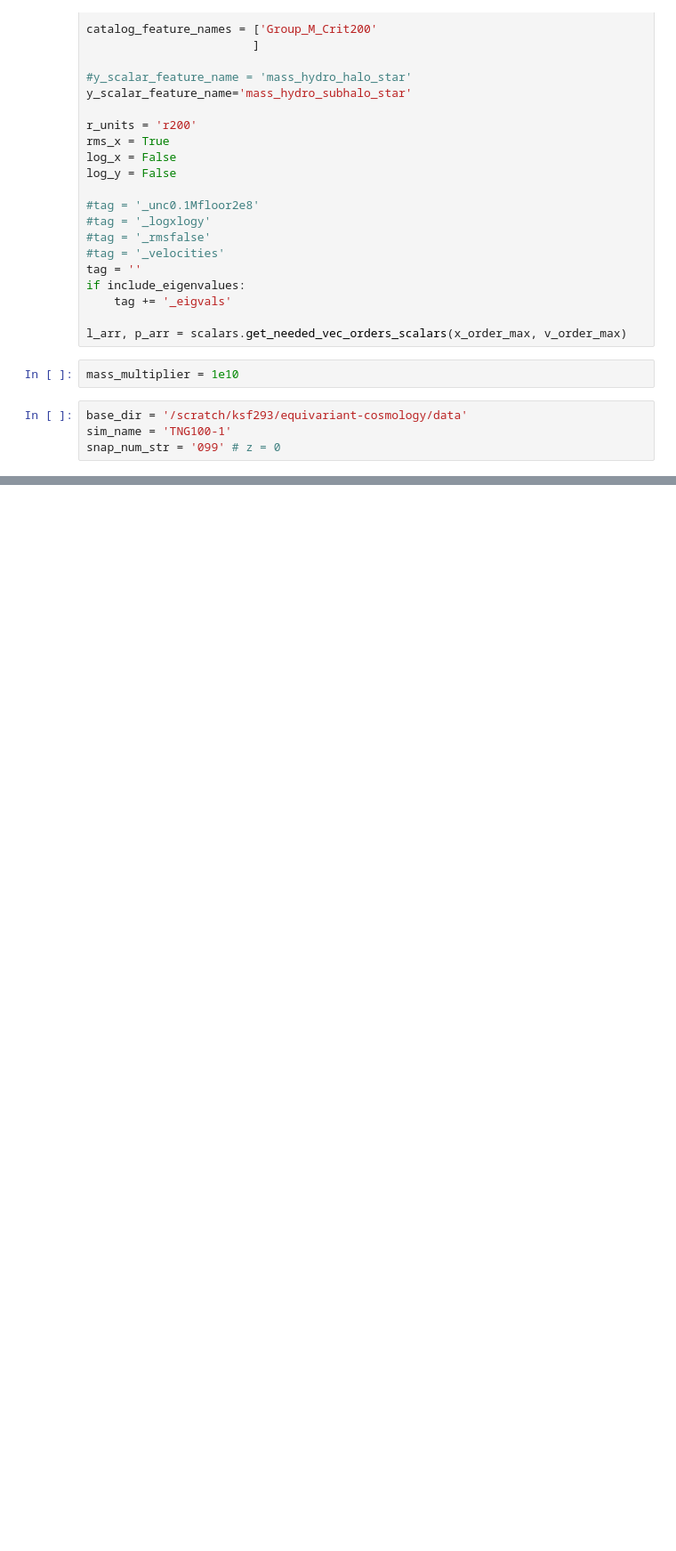
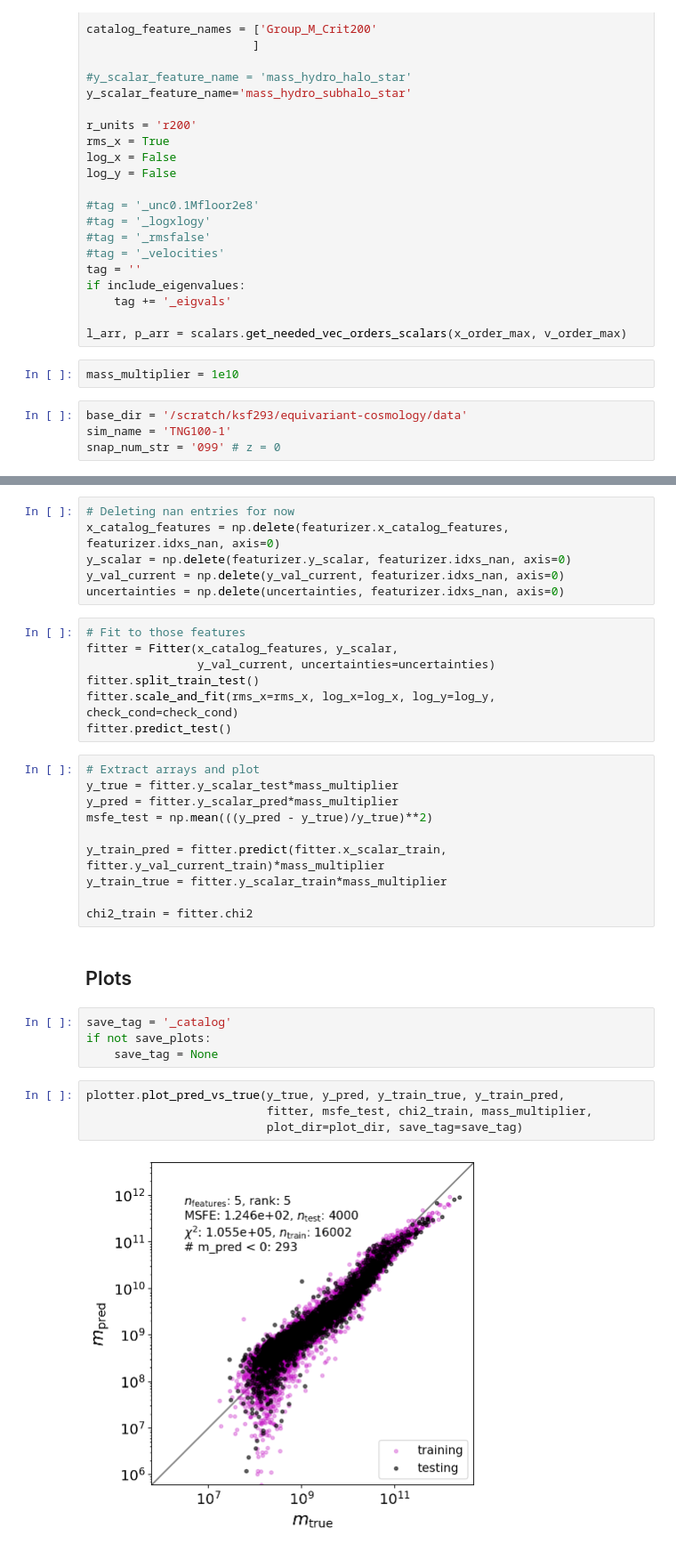
Before and after one commit to kstoreyf/equivariant-cosmology, a Jupyter notebook: notebooks/2022-03-02_halo_catalog_features_fit.ipynb, the cells around one changed output, grey strips where cells are left out. Shown: that part at 89% size. Cells and saved outputs as stored; diff of their text form; blank space fills up the shorter version.

```diff
--- a/notebooks/2022-03-02_halo_catalog_features_fit.ipynb
+++ b/notebooks/2022-03-02_halo_catalog_features_fit.ipynb
@@ -112,0 +140,35 @@ featurizer.N_halos
+# %%
+# Deleting nan entries for now
+x_catalog_features = np.delete(featurizer.x_catalog_features, featurizer.idxs_nan, axis=0)
+y_scalar = np.delete(featurizer.y_scalar, featurizer.idxs_nan, axis=0)
+y_val_current = np.delete(y_val_current, featurizer.idxs_nan, axis=0)
+uncertainties = np.delete(uncertainties, featurizer.idxs_nan, axis=0)
+# %%
+# Fit to those features
+fitter = Fitter(x_catalog_features, y_scalar,
+                y_val_current, uncertainties=uncertainties)
+fitter.split_train_test()
+fitter.scale_and_fit(rms_x=rms_x, log_x=log_x, log_y=log_y, check_cond=check_cond)
+fitter.predict_test()
+# %%
+# Extract arrays and plot
+y_true = fitter.y_scalar_test*mass_multiplier
+y_pred = fitter.y_scalar_pred*mass_multiplier
+msfe_test = np.mean(((y_pred - y_true)/y_true)**2)
+
+y_train_pred = fitter.predict(fitter.x_scalar_train, fitter.y_val_current_train)*mass_multiplier
+y_train_true = fitter.y_scalar_train*mass_multiplier
+
+chi2_train = fitter.chi2
+# %% [markdown]
+## Plots
+# %%
+save_tag = '_catalog'
+if not save_plots:
+    save_tag = None
+# %%
+plotter.plot_pred_vs_true(y_true, y_pred, y_train_true, y_train_pred,
+                          fitter, msfe_test, chi2_train, mass_multiplier,
+                          plot_dir=plot_dir, save_tag=save_tag)
+# %% [output]
+[figure, added]
```
Also changed, not shown: parts of 26 cells of this notebook, 1 other file.
